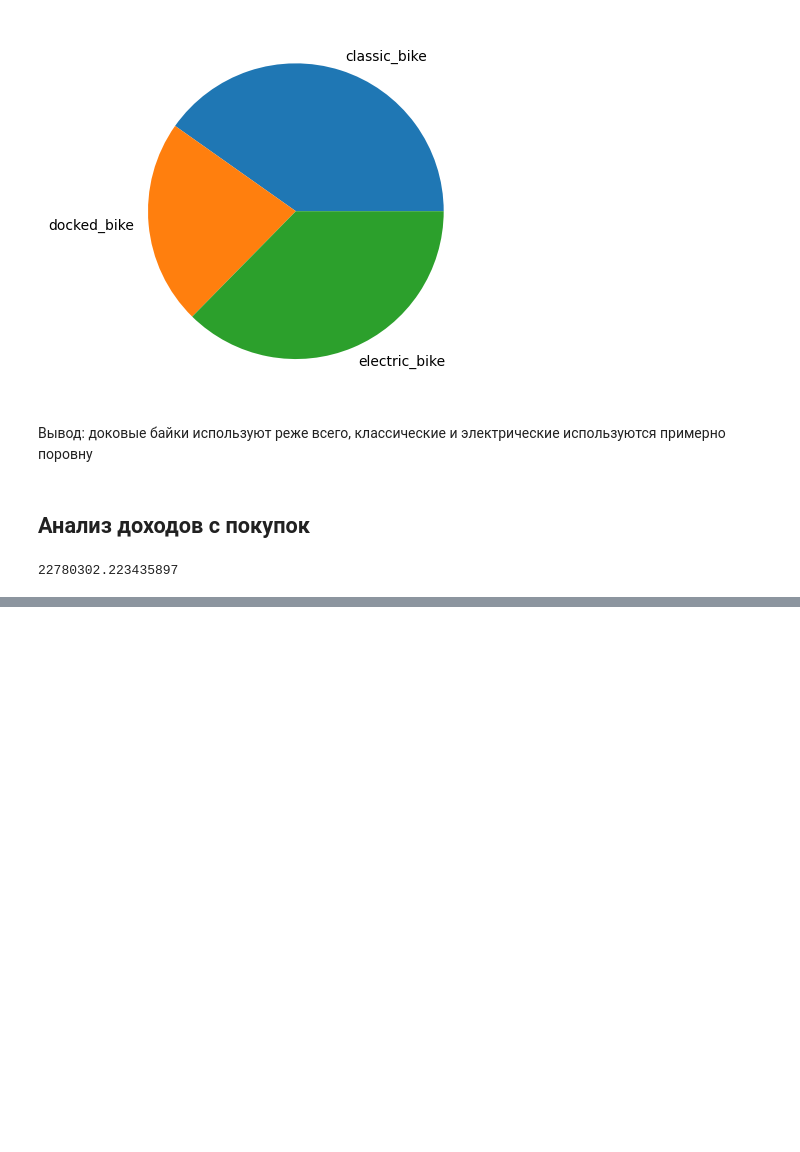
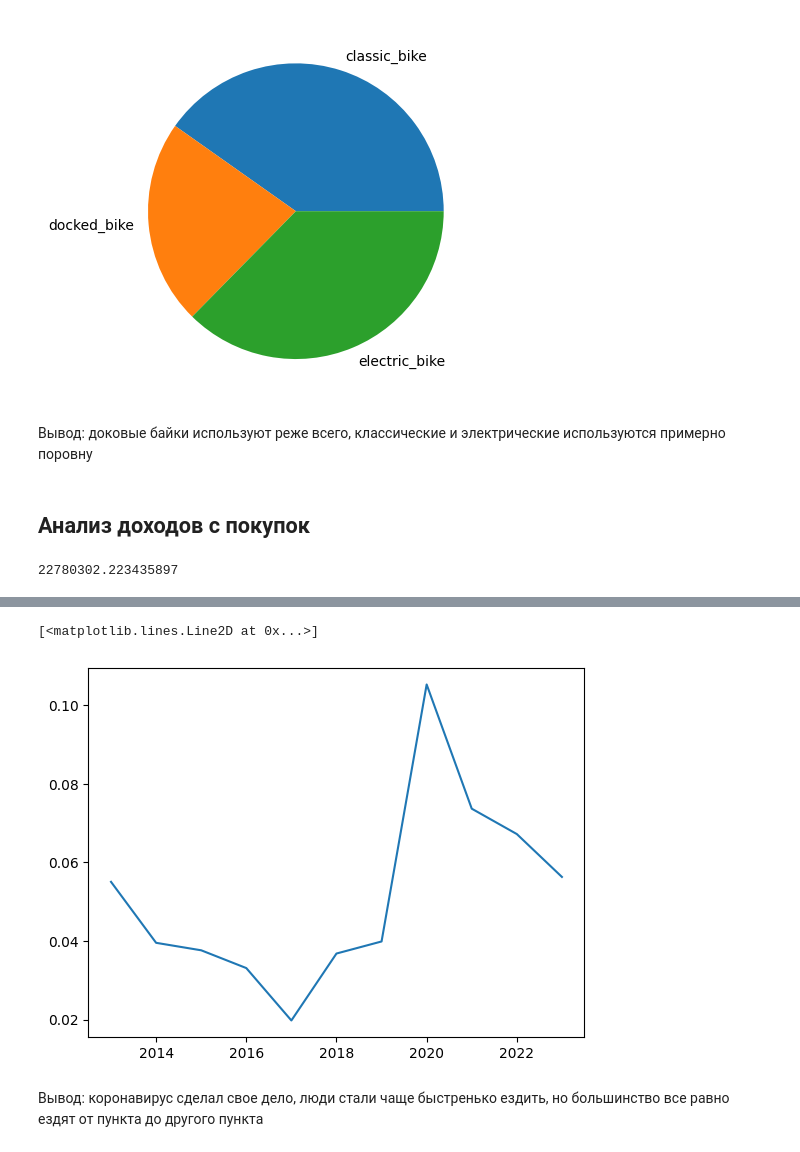
Before and after one commit to Konstantin-Kalug/yandex_bigdata_intensive, a Jupyter notebook: Target_audience.ipynb, the cells around one changed output, grey strips where cells are left out. Drawn from its saved outputs; the diff is of its cells as text; code cells hidden in the pictures; blank space fills up the shorter version.

```diff
--- a/Target_audience.ipynb
+++ b/Target_audience.ipynb
@@ -175,0 +199,7 @@ print(res['output'].sum() / 3.25)
+# %%
+plt.plot(range(2013, 2024), percent_res)
+# %% [output]
+[<matplotlib.lines.Line2D at 0x...>]
+[figure, added]
+# %% [markdown]
+Вывод: коронавирус сделал свое дело, люди стали чаще быстренько ездить, но большинство все равно ездят от пункта до другого пункта
```
Also changed, not shown: parts of 4 cells of this notebook.
